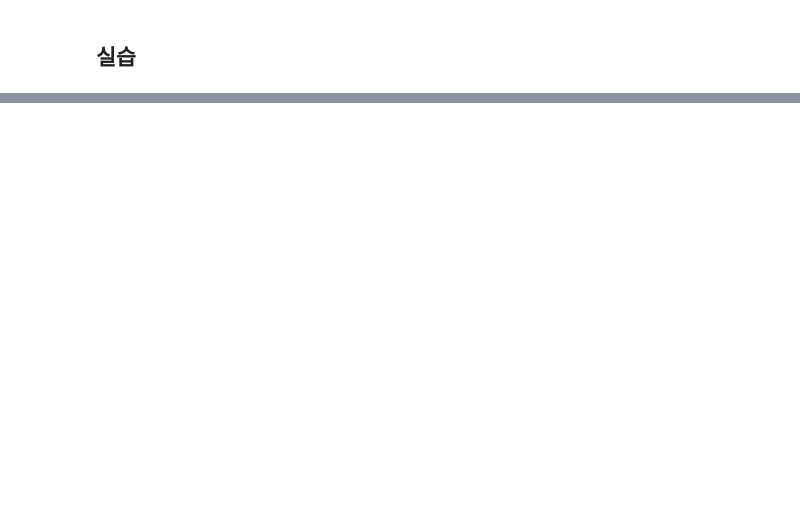
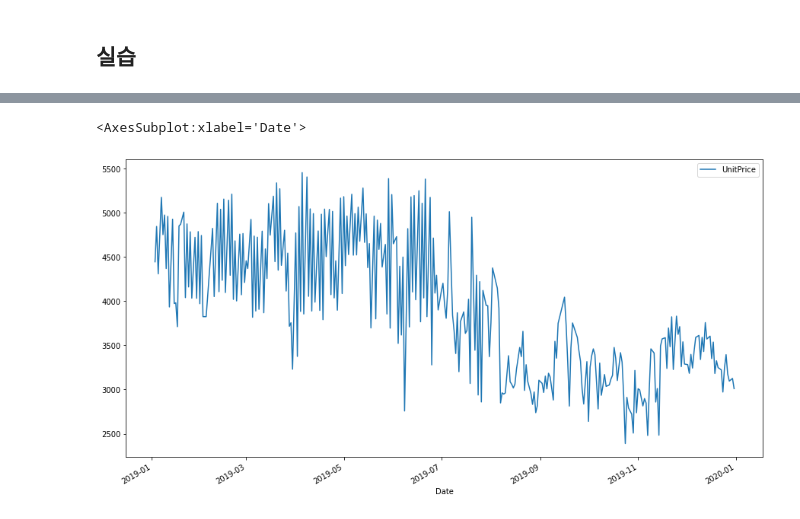
Before and after one commit to oms1226/20201130_python_farmingindustry, a Jupyter notebook: 1week/04.matplotlib.ipynb, the cells around one changed output, grey strips where cells are left out. Drawn from its saved outputs; the diff is of its cells as text; code cells hidden in the pictures; blank space fills up the shorter version.

```diff
--- a/1week/04.matplotlib.ipynb
+++ b/1week/04.matplotlib.ipynb
@@ -231,7 +318,10 @@ g_price.head()
 # %%
 # 1) 라인차트를 그려봅시다.
 # 고구마, 특급 상품을 조회하여 df1에 저장하시오.
+df1 = g_price.loc[(g_price['ProductName'] == '고구마') & (g_price['Grade'] == 0 )]
+
 # 고구마, 상급 상품을 조회하여 df2에 저장하시오.
+df2 = g_price.loc[(g_price['ProductName'] == '고구마') & (g_price['Grade'] == 1 )]
 
-
-# df1에 대해서 일별 고구마 단가 추이를 라인차트로 그려봅시다.
+# 고구마이면서 특급(0)의 월별 평균 가격을 조회해 봅시다.
+df1.groupby('Month', as_index = False)['Price'].mean()
@@ -237,0 +351,5 @@ g_price.head()
+# %%
+df1.plot("Date", "UnitPrice", figsize=(15,8))
+# %% [output]
+<AxesSubplot:xlabel='Date'>
+[figure, added]
```
Also changed, not shown: parts of 36 cells of this notebook, 7 other files.
